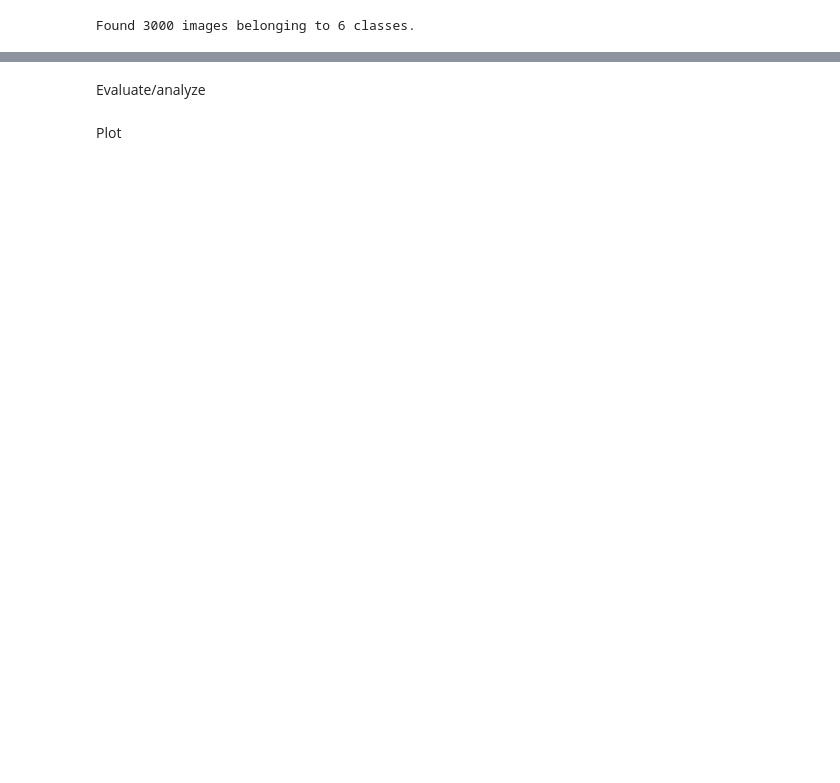
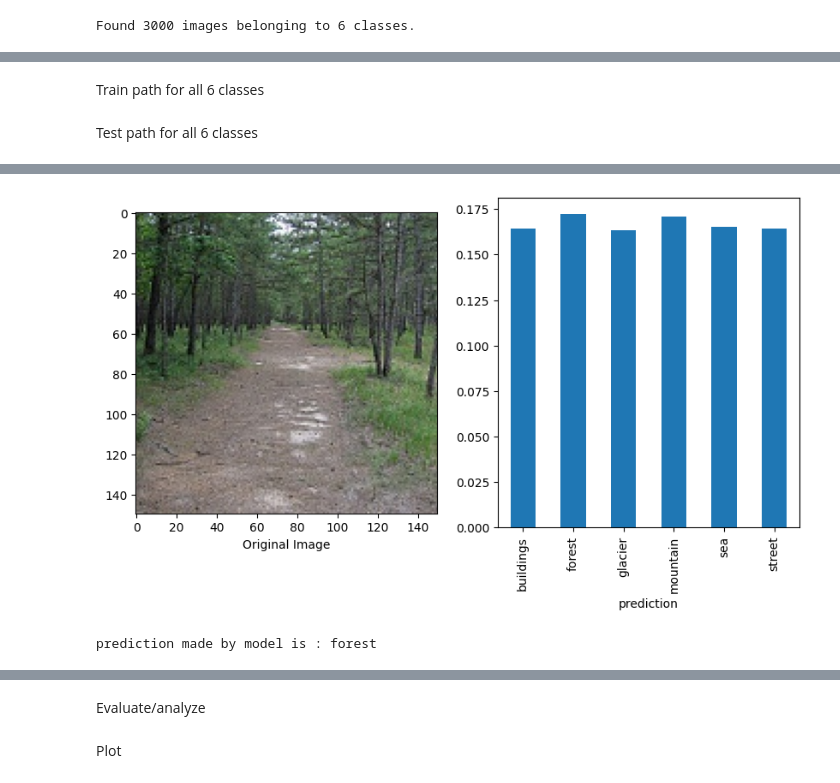
Before and after one commit to sebbestrom/Graduation-project, a Jupyter notebook: image_proejct.ipynb, the cells around one changed output, grey strips where cells are left out. Drawn from its saved outputs; the diff is of its cells as text; code cells hidden in the pictures; blank space fills up the shorter version.

```diff
--- a/image_proejct.ipynb
+++ b/image_proejct.ipynb
@@ -146,0 +155,29 @@ Test model
+# %%
+def processing(path):
+    img = cv2.imread(path)
+    test1_proc = image.load_img(path , target_size=(150,150))
+    test1_proc_1 = image.img_to_array(test1_proc)
+    t1 = np.expand_dims(test1_proc ,axis=0)
+    t1 = t1/255
+    pred_classes = model.predict(t1)
+    pred = np.argmax(pred_classes ,axis=1)
+
+    plt.subplot(121)
+    pic = Image.open(path)
+    plt.xlabel("Original Image")
+    plt.imshow(pic)
+
+
+    plt.subplot(122)
+
+    s1 = pd.Series(pred_classes.ravel() , index = training_image.class_indices.keys())
+    s1.plot(kind = 'bar' ,figsize = (10,5))
+    plt.xlabel("prediction")
+
+    plt.show()
+
+    for i in training_image.class_indices:
+        if pred == training_image.class_indices[i]:
+            print("prediction made by model is :" ,i)
+# %% [markdown]
+Train path for all 6 classes
@@ -146,0 +193,18 @@ Test model
+# %% [markdown]
+Test path for all 6 classes
+# %%
+seg_test_path = CURR_DIR_PATH + "//data//seg_test//seg_test"
+
+test_forest_path = seg_test_path + "//forest"
+test_buildings_path = seg_test_path + "//buildings"
+test_glacier_path = seg_test_path + "//glacier"
+test_mountain_path = seg_test_path + "//mountain"
+test_sea_path = seg_test_path + "//sea"
+test_street_path = seg_test_path + "//street"
+# %%
+processing(seg_test_path + "/forest/20056.jpg")
+
+
+#import tensorflow.keras.utils as image
+#processing(buildings_path)
+# %% [output]
@@ -146,0 +212,2 @@ Test model
+[figure, added]
+prediction made by model is : forest
```
Also changed, not shown: parts of 15 cells of this notebook, 2 other files.
